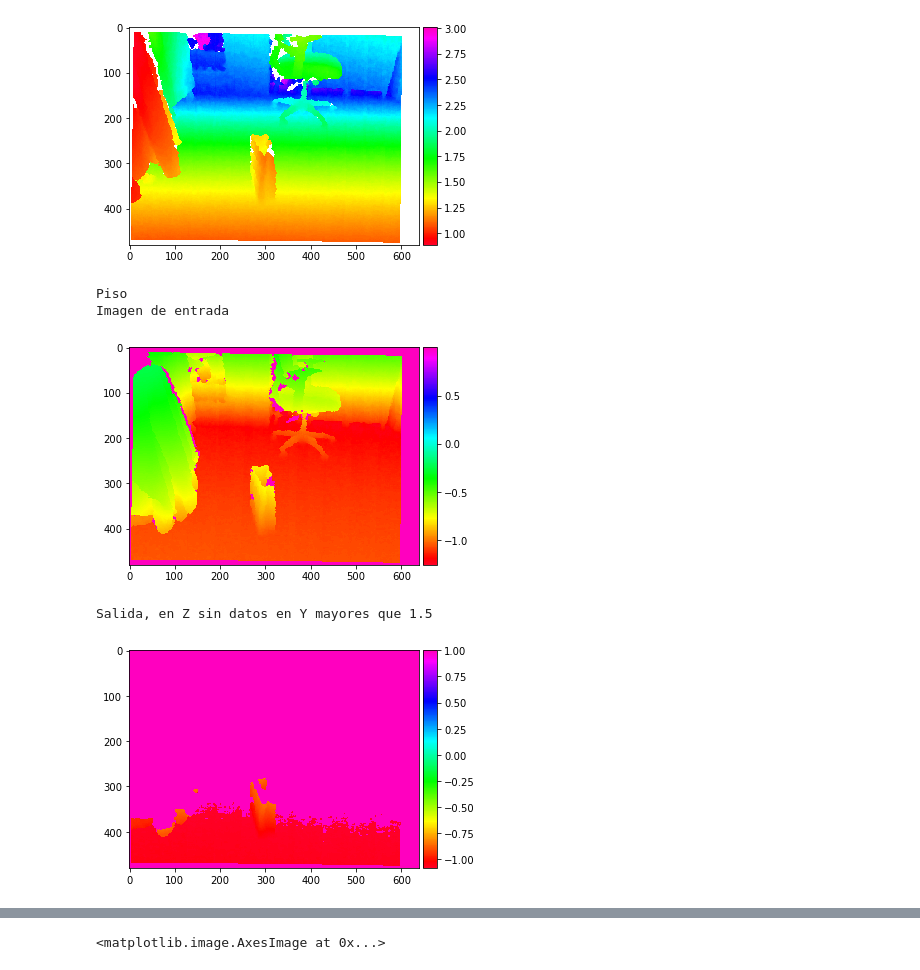
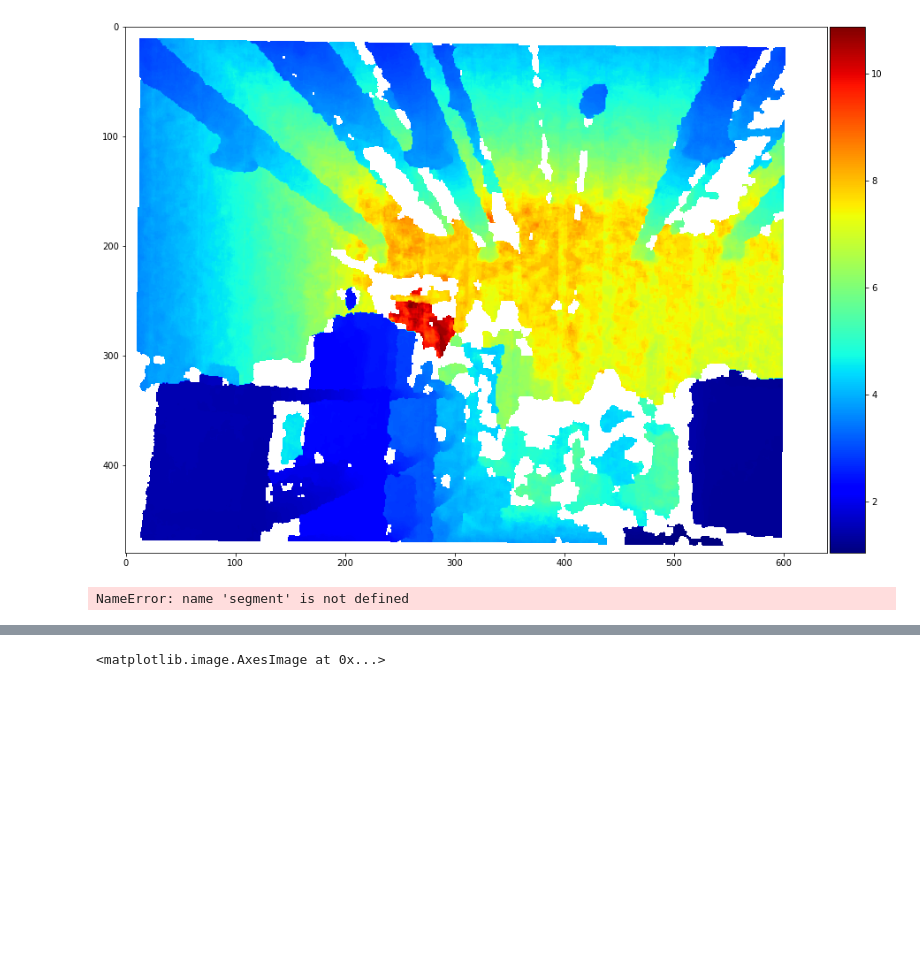
Before and after one commit to takeshi-pumas/catkin_extras, a Jupyter notebook: src/segmentation/scripts/segment_FloorTable.ipynb, the cells around one changed output, grey strips where cells are left out. Drawn from its saved outputs; the diff is of its cells as text; code cells hidden in the pictures; blank space fills up the shorter version.

```diff
--- a/src/segmentation/scripts/segment_FloorTable.ipynb
+++ b/src/segmentation/scripts/segment_FloorTable.ipynb
@@ -5,7 +11,8 @@ import matplotlib.pyplot as plt
 from mpl_toolkits.axes_grid1 import make_axes_locatable
 # %%
 def plot_with_cbar(image,cmap="jet"):
-    ax = plt.subplot()
+    fig=plt.figure(figsize=(15,15))
+    ax = fig.add_subplot(1,1,1)
     im=ax.imshow(image, cmap=cmap)
     divider = make_axes_locatable(ax)
     cax = divider.append_axes("right", size="5%", pad=0.05)
@@ -152,6 +159,7 @@ def plane_seg2(points_msg,hg=0.85,lg=1.5,lower=100 ,higher=50000,reg_ly= 30,reg_
     return cents,np.asarray(points), images,rgb_image
 # %%
 points_msg=rospy.wait_for_message("/hsrb/head_rgbd_sensor/depth_registered/rectified_points",PointCloud2,timeout=5)
+points_data = ros_numpy.numpify(points_msg)
 # %%
 
 cents,xyz, images, img = plane_seg2(points_msg,hg=0.85,lg=0.7,lower=700, higher=6000,reg_hy=350,plot=False)
@@ -170,15 +170,11 @@ SIN mayor que la distancia
 # %%
-plot_with_cbar(points_data['z'],cmap="gist_rainbow")
+plot_with_cbar(points_data['z'])#,cmap="gist_rainbow")
 # %% [output]
-[figure, old version]
+[figure, new version]
 # %%
-im_corrected=segment(corrected,op=0)
+im_corrected=segment_table(corrected,op=0)
 # %% [output]
-Piso
-Imagen de entrada
+NameError: name 'segment' is not defined
-[figure, removed]
-Salida, en Z sin datos en Y mayores que 1.5
-[figure, removed]
 # %%
 lower=900
 higher=200000
```
Also changed, not shown: parts of 4 cells of this notebook, 4 other files.
